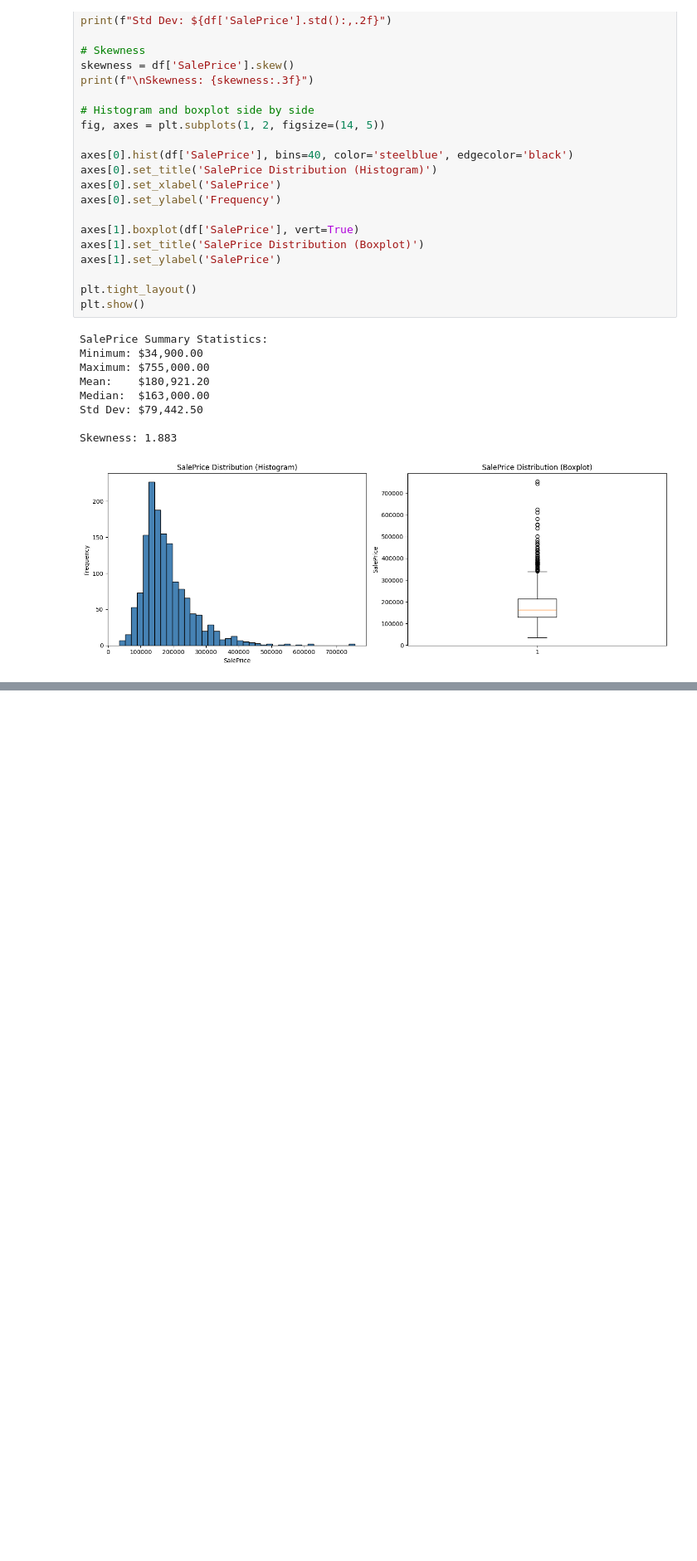
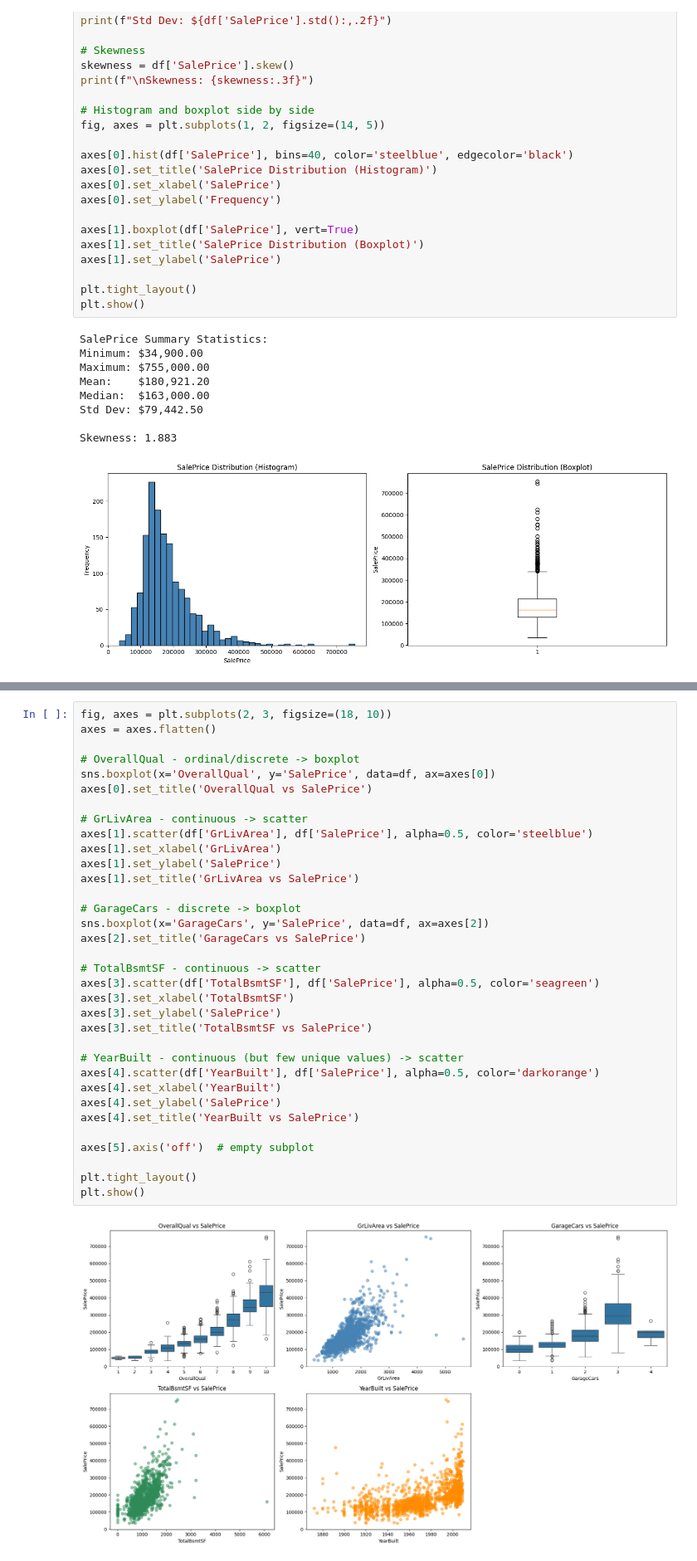
Before and after one commit to bharat-vashisht/house-prices-regression, a Jupyter notebook: house_prices_analysis.ipynb, the cells around one changed output, grey strips where cells are left out. Shown at 83% size. Cells and saved outputs as stored; diff of their text form; blank space fills up the shorter version.

Commit message:
Q3-Q11 EDA, Data preprocessing, Regression and Regularization

```diff
--- a/house_prices_analysis.ipynb
+++ b/house_prices_analysis.ipynb
@@ -88,0 +195,36 @@ Skewness: 1.883
+# %%
+fig, axes = plt.subplots(2, 3, figsize=(18, 10))
+axes = axes.flatten()
+
+# OverallQual - ordinal/discrete -> boxplot
+sns.boxplot(x='OverallQual', y='SalePrice', data=df, ax=axes[0])
+axes[0].set_title('OverallQual vs SalePrice')
+
+# GrLivArea - continuous -> scatter
+axes[1].scatter(df['GrLivArea'], df['SalePrice'], alpha=0.5, color='steelblue')
+axes[1].set_xlabel('GrLivArea')
+axes[1].set_ylabel('SalePrice')
+axes[1].set_title('GrLivArea vs SalePrice')
+
+# GarageCars - discrete -> boxplot
+sns.boxplot(x='GarageCars', y='SalePrice', data=df, ax=axes[2])
+axes[2].set_title('GarageCars vs SalePrice')
+
+# TotalBsmtSF - continuous -> scatter
+axes[3].scatter(df['TotalBsmtSF'], df['SalePrice'], alpha=0.5, color='seagreen')
+axes[3].set_xlabel('TotalBsmtSF')
+axes[3].set_ylabel('SalePrice')
+axes[3].set_title('TotalBsmtSF vs SalePrice')
+
+# YearBuilt - continuous (but few unique values) -> scatter
+axes[4].scatter(df['YearBuilt'], df['SalePrice'], alpha=0.5, color='darkorange')
+axes[4].set_xlabel('YearBuilt')
+axes[4].set_ylabel('SalePrice')
+axes[4].set_title('YearBuilt vs SalePrice')
+
+axes[5].axis('off')  # empty subplot
+
+plt.tight_layout()
+plt.show()
+# %% [output]
+[figure, added]
```
Also changed, not shown: parts of 20 cells of this notebook.
